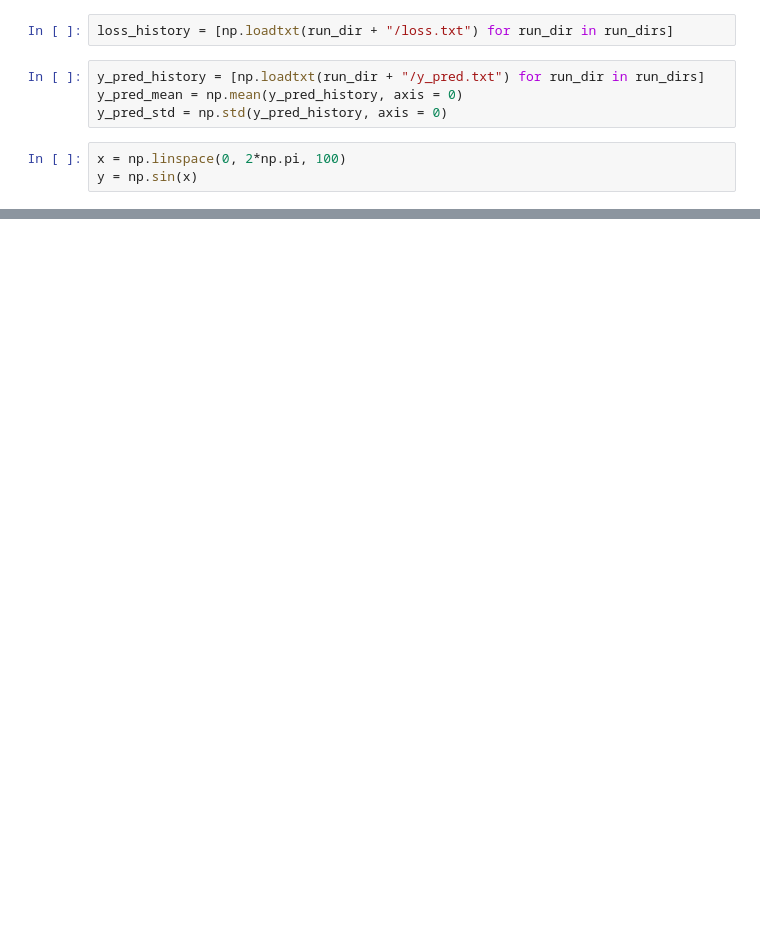
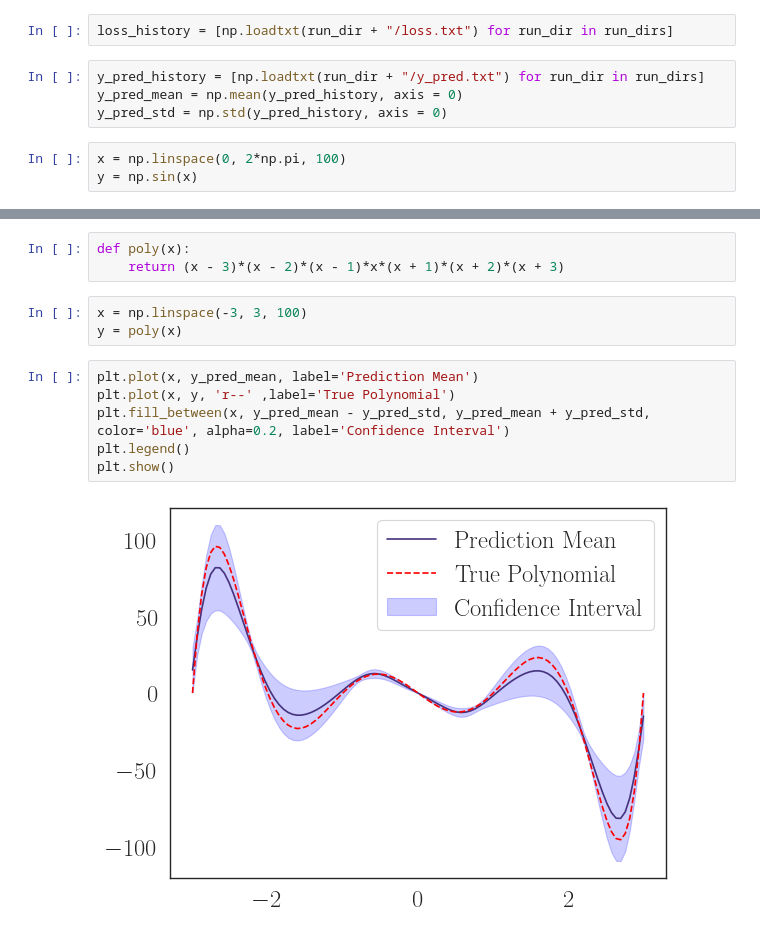
Before and after one commit to ParticularlyPythonicBS/NeuralNetworkEvolution, a Jupyter notebook: nbs/analysis/analysis.ipynb, the cells around one changed output, grey strips where cells are left out. Drawn from its saved outputs; the diff is of its cells as text; blank space fills up the shorter version.

```diff
--- a/nbs/analysis/analysis.ipynb
+++ b/nbs/analysis/analysis.ipynb
@@ -126,3 +133,17 @@ plt.show()
+# %%
+def poly(x):
+    return (x - 3)*(x - 2)*(x - 1)*x*(x + 1)*(x + 2)*(x + 3)
+# %%
+x = np.linspace(-3, 3, 100)
+y = poly(x)
+# %%
+plt.plot(x, y_pred_mean, label='Prediction Mean')
+plt.plot(x, y, 'r--' ,label='True Polynomial')
+plt.fill_between(x, y_pred_mean - y_pred_std, y_pred_mean + y_pred_std, color='blue', alpha=0.2, label='Confidence Interval')
+plt.legend()
+plt.show()
+# %% [output]
+[figure, added]
 # %%
 fig, ax1 = plt.subplots(figsize=(10, 6))
 
```
Also changed, not shown: parts of 16 cells of this notebook, 24 other files.
